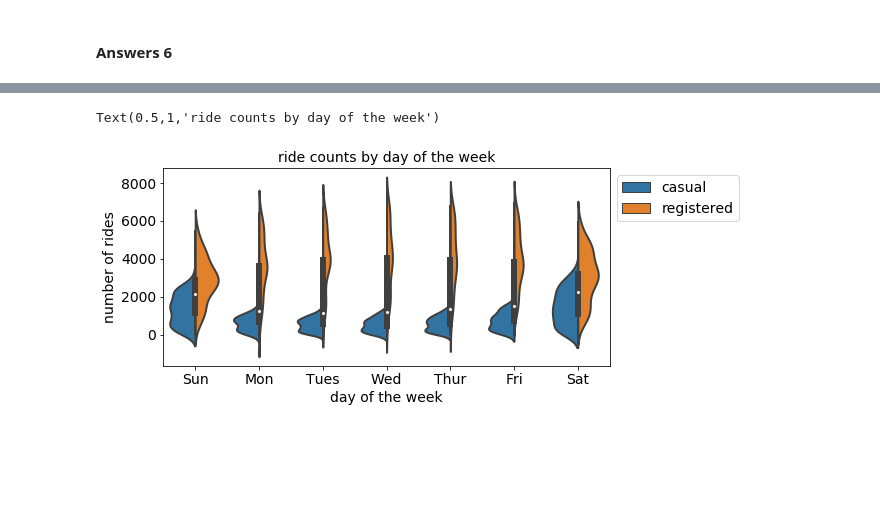
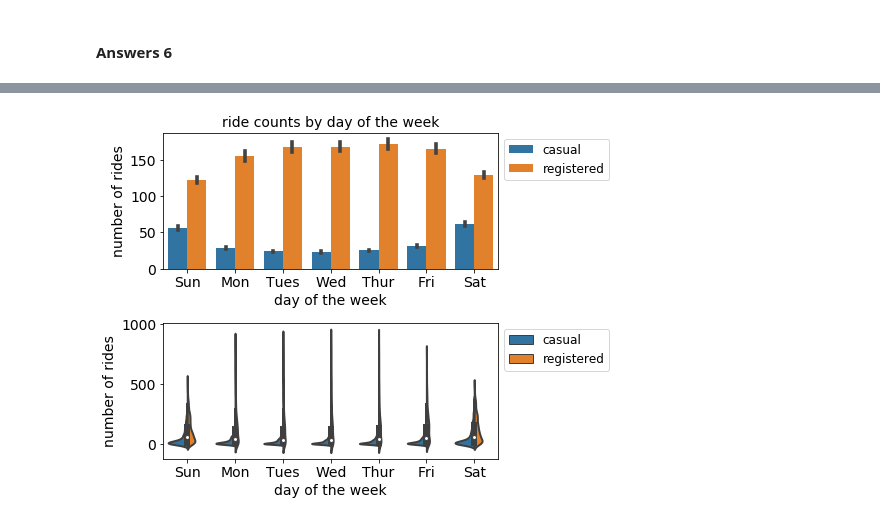
Before and after one commit to werkhoven/CS109_notebooks, a Jupyter notebook: HW3/cs109a_hw3_109_werkhoven.ipynb, the cells around one changed output, grey strips where cells are left out. Saved outputs shown, nothing was run; the diff lists cells and outputs as text; code cells hidden in the pictures; blank space fills up the shorter version.

```diff
--- a/HW3/cs109a_hw3_109_werkhoven.ipynb
+++ b/HW3/cs109a_hw3_109_werkhoven.ipynb
@@ -754,12 +737,19 @@ vis_df = pd.DataFrame.from_dict(data)
 # %%
-plt.figure(figsize=(8,8))
+plt.figure(figsize=(6,6))
 plt.subplot(2,1,1)
+plt.title("ride counts by day of the week")
+ax = sns.barplot(x="weekday", y="counts", data=vis_df, hue="user_type")
+plt.xticks(np.arange(7),("Sun","Mon","Tues","Wed","Thur","Fri","Sat"))
+ax.legend(loc='upper left', bbox_to_anchor=(1,1), fontsize=12)
+plt.ylabel("number of rides")
+plt.xlabel("day of the week")
+
+plt.subplot(2,1,2)
 ax = sns.violinplot(x='weekday', y="counts", hue="user_type", split=True, data=vis_df)
-ax.legend(loc='upper left', bbox_to_anchor=(1,1))
+ax.legend(loc='upper left', bbox_to_anchor=(1,1), fontsize=12)
 plt.xlabel("day of the week")
 plt.ylabel("number of rides")
 plt.xticks(np.arange(7),("Sun","Mon","Tues","Wed","Thur","Fri","Sat"))
-plt.title("ride counts by day of the week")
+plt.subplots_adjust(hspace=0.4)
 # %% [output]
-Text(0.5,1,'ride counts by day of the week')
-[figure, old version]
+[figure, new version]
```
Also changed, not shown: parts of 15 cells of this notebook, 31 other files.
